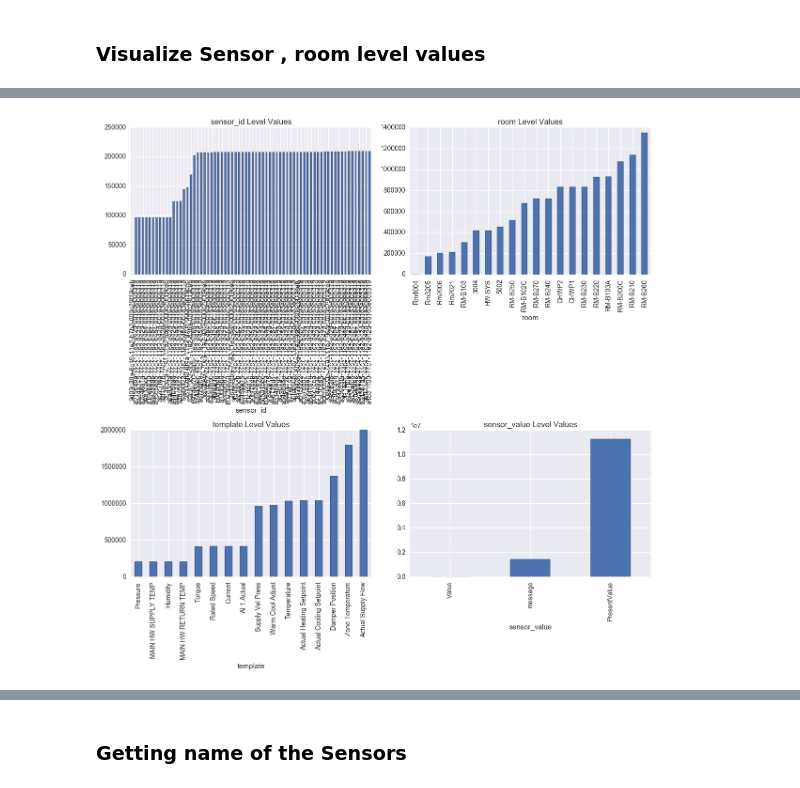
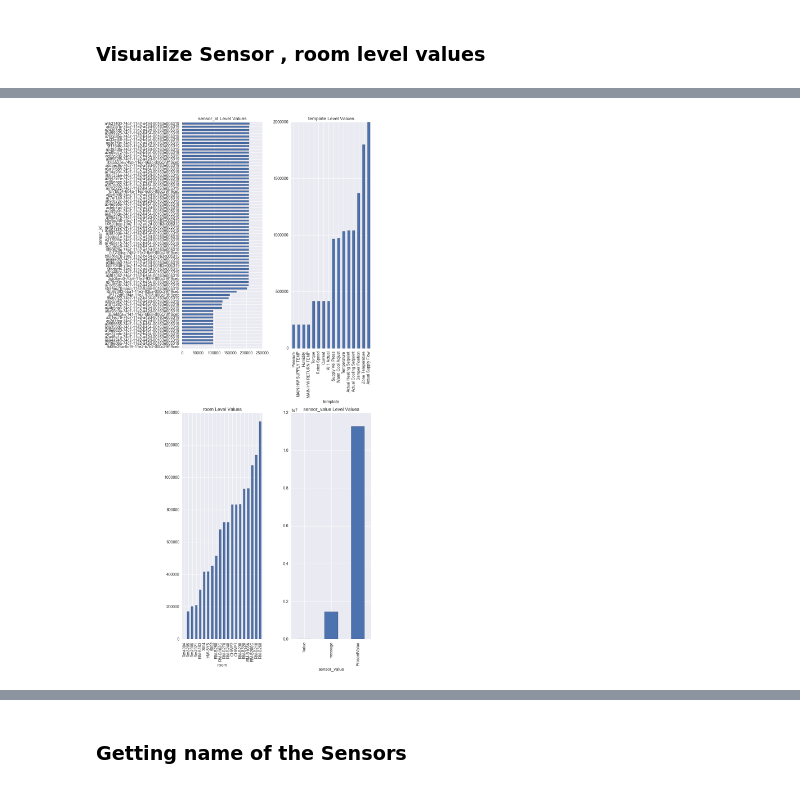
Before and after one commit to mas-dse-mkjaiswa/Capstone, a Jupyter notebook: Smart Building for UCSD.ipynb, the cells around one changed output, grey strips where cells are left out. Cells and saved outputs as stored; diff of their text form; code cells hidden in the pictures.

```diff
--- a/Smart Building for UCSD.ipynb
+++ b/Smart Building for UCSD.ipynb
@@ -78,13 +91,13 @@ df_json_temp = pd.merge(df_json,df_template,left_on='sensor_id',right_on='index'
 # %%
-fig, axes = plt.subplots(figsize=(12,12),nrows=2, ncols=2)
+fig, axes = plt.subplots(figsize=(10,20),nrows=2, ncols=2)
 df_plt = df_json_temp[['sensor_id','values']].groupby(['sensor_id']).count().sort_values(['values'],ascending=True)
-df_plt.plot(kind = 'bar',title='%s Level Values' %('sensor_id'),legend=False,ax=axes[0,0])
+df_plt.plot(kind = 'barh',title='%s Level Values' %('sensor_id'),legend=False,ax=axes[0,0])
 df_plt = df_json_temp[['room','values']].groupby(['room']).count().sort_values(['values'],ascending=True)
-df_plt.plot(kind = 'bar',title='%s Level Values' %('room'),legend=False,ax=axes[0,1])
+df_plt.plot(kind = 'bar',title='%s Level Values' %('room'),legend=False,ax=axes[1,0])
 df_plt = df_json_temp[['template','values']].groupby(['template']).count().sort_values(['values'],ascending=True)
-df_plt.plot(kind = 'bar',title='%s Level Values' %('template'),legend=False,ax=axes[1,0])
+df_plt.plot(kind = 'bar',title='%s Level Values' %('template'),legend=False,ax=axes[0,1])
 df_plt = df_json_temp[['sensor_value','values']].groupby(['sensor_value']).count().sort_values(['values'],ascending=True)
 df_plt.plot(kind = 'bar',title='%s Level Values' %('sensor_value'),legend=False,ax=axes[1,1])
 plt.tight_layout()
 # %% [output]
-[figure, old version]
+[figure, new version]
```
Also changed, not shown: parts of 32 cells of this notebook.
